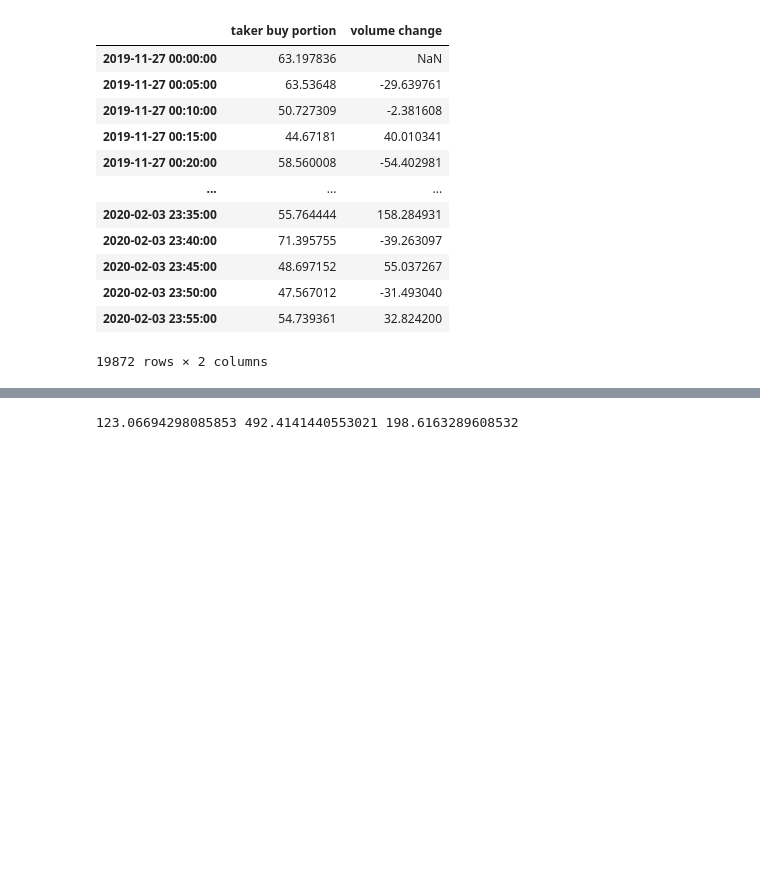
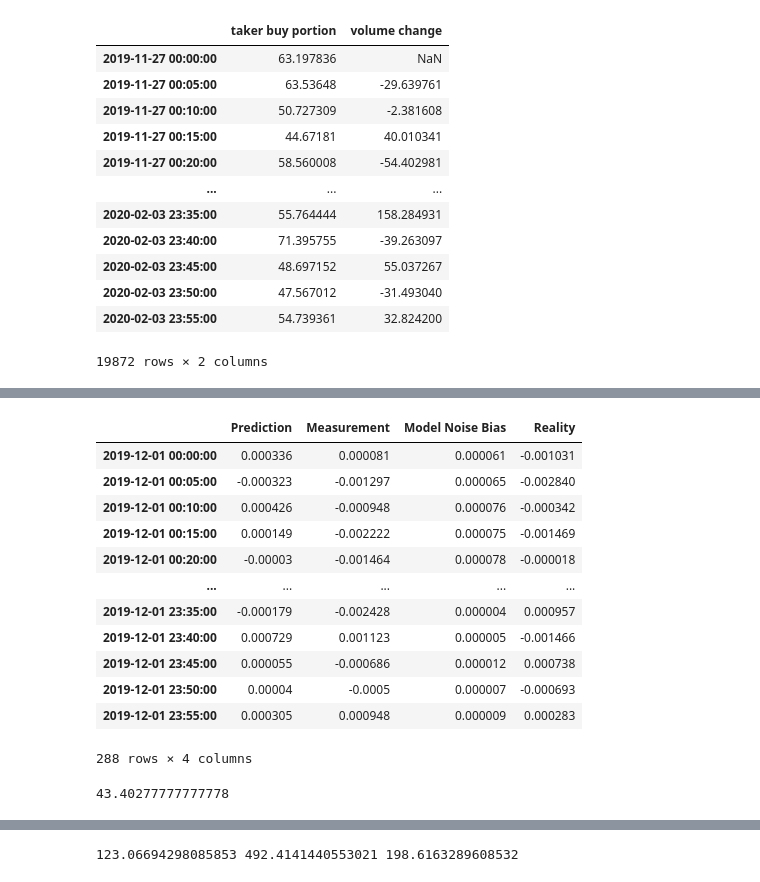
Before and after one commit to MohsenGhodrati/cvx_project_Kalman_Filter, a Jupyter notebook: Experiments.ipynb, the cells around one changed output, grey strips where cells are left out. Drawn from its saved outputs; the diff is of its cells as text; code cells hidden in the pictures; blank space fills up the shorter version.

```diff
--- a/Experiments.ipynb
+++ b/Experiments.ipynb
@@ -150,14 +150,14 @@ features
 # df['Real Return'] = real_return
 # df
 # %%
-from scipy.stats import pearsonr
-tmp = [(1., 0), ]
-for i in range(360):
-    if i == 0:
-        x = (df['Average Price'].shift(-1) / df['Average Price'] - 1) * 100 * RETURN_SCALE
-    else:
-        y = (df['Average Price'].shift(-i-1) / df['Average Price'] - 1) * 100 * RETURN_SCALE
-        intersection = sorted(list(set(x.dropna().index).intersection(set(y.dropna().index))))
-        tmp.append(pearsonr(x.loc[intersection], y.loc[intersection]))
-tmp = np.array(tmp)
+# from scipy.stats import pearsonr
+# tmp = [(1., 0), ]
+# for i in range(360):
+#     if i == 0:
+#         x = (df['Average Price'].shift(-1) / df['Average Price'] - 1) * 100 * RETURN_SCALE
+#     else:
+#         y = (df['Average Price'].shift(-i-1) / df['Average Price'] - 1) * 100 * RETURN_SCALE
+#         intersection = sorted(list(set(x.dropna().index).intersection(set(y.dropna().index))))
+#         tmp.append(pearsonr(x.loc[intersection], y.loc[intersection]))
+# tmp = np.array(tmp)
 # %%
@@ -182,0 +196,57 @@ plt.show()
+# %%
+k = 255
+m = 60
+r = len(features.columns)
+
+results = pd.DataFrame(index=df.index)
+results['Prediction'] = None
+results['Measurement'] = None
+results['Model Noise Bias'] = None
+
+X = pd.DataFrame(index=df.index)
+for i in range(m):
+    X[f'Average Price Change from last {i} candle so far'] = \
+        df['Average Price'].pct_change(1 if i == 0 else i).shift(-1 if i == 0 else 0)
+
+THETA = []
+
+period_start = datetime(2019, 12, 1)
+period_start_iloc = np.where(df.index == period_start)[0][0]
+period_end = datetime(2019, 12, 2)#1) + timeframe
+period_end_iloc = np.where(df.index == period_end)[0][0]
+
+residuals = []
+for n in np.arange(period_start_iloc, period_end_iloc):
+    A = np.zeros([k, m])
+    A[:, range(m)] = X.iloc[(n-2)-(k-1):(n-2)+1].to_numpy()
+    b = X.iloc[(n-1)-(k-1):(n-1)+1, 0].values
+    theta, _, _, _ = np.linalg.lstsq(A, b, rcond=-1)
+    THETA.append(theta)
+    pos = results.index[n]
+    results.loc[pos, 'Model Noise Bias'] = (np.dot(A, theta) - b).mean()
+    results.loc[pos, 'Prediction'] = np.dot(theta, X.iloc[n-1].values) + results.loc[pos, 'Model Noise Bias']
+    results.loc[pos, 'Measurement'] = df.iloc[n]['Open'] / df.iloc[n-1]['Open'] - 1
+
+indices = df.index[period_start_iloc:period_end_iloc]
+results = results.loc[indices]
+results['Reality'] = df['Average Price Change'].shift(-1).loc[indices].values
+results
+# %% [output]
+|  | Prediction | Measurement | Model Noise Bias | Reality |
+| 2019-12-01 00:00:00 | 0.000336 | 0.000081 | 0.000061 | -0.001031 |
+| 2019-12-01 00:05:00 | -0.000323 | -0.001297 | 0.000065 | -0.002840 |
+| 2019-12-01 00:10:00 | 0.000426 | -0.000948 | 0.000076 | -0.000342 |
+| 2019-12-01 00:15:00 | 0.000149 | -0.002222 | 0.000075 | -0.001469 |
+| 2019-12-01 00:20:00 | -0.00003 | -0.001464 | 0.000078 | -0.000018 |
+| ... | ... | ... | ... | ... |
+| 2019-12-01 23:35:00 | -0.000179 | -0.002428 | 0.000004 | 0.000957 |
+| 2019-12-01 23:40:00 | 0.000729 | 0.001123 | 0.000005 | -0.001466 |
+| 2019-12-01 23:45:00 | 0.000055 | -0.000686 | 0.000012 | 0.000738 |
+| 2019-12-01 23:50:00 | 0.00004 | -0.0005 | 0.000007 | -0.000693 |
+| 2019-12-01 23:55:00 | 0.000305 | 0.000948 | 0.000009 | 0.000283 |
+288 rows × 4 columns
+# %%
+t = np.bincount(np.sign(results['Prediction']) == np.sign(results['Reality']))
+t[1] / (t[0]+t[1]) * 100
+# %% [output]
+43.40277777777778
```
Also changed, not shown: parts of 7 cells of this notebook.
